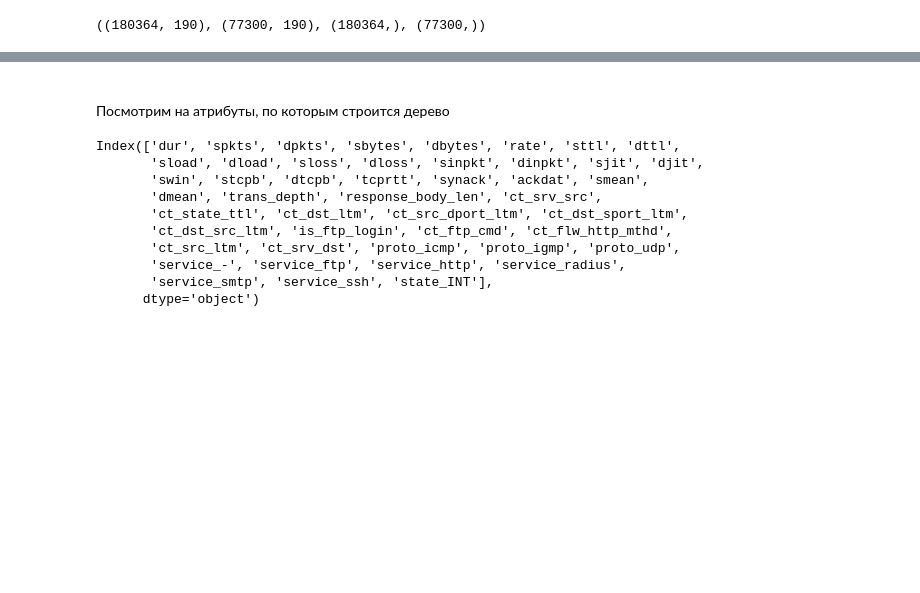
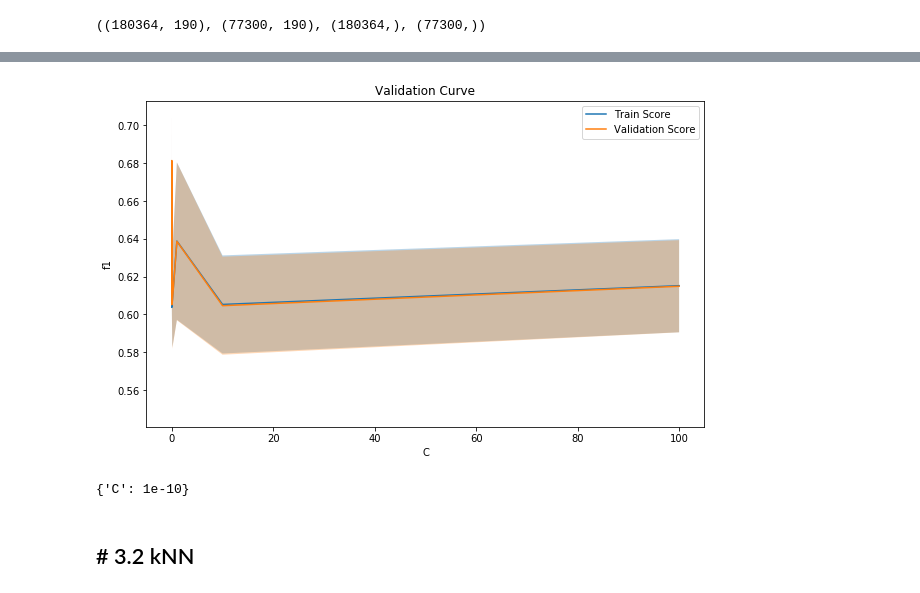
Before and after one commit to nevpo/nids, a Jupyter notebook: Network IDS Classifier.ipynb, the cells around one changed output, grey strips where cells are left out. Cells and saved outputs as stored; diff of their text form; code cells hidden in the pictures; blank space fills up the shorter version.

```diff
--- a/Network IDS Classifier.ipynb
+++ b/Network IDS Classifier.ipynb
@@ -301 +308,24 @@ df_train.shape, df_test.shape, dfy_train.shape, dfy_test.shape
+# %%
+def plot_cv_results(grid, param='param_n_neighbors', scale='linear'):
+    '''
+    This function plots gridsearch results for given grid search object. It can only plot
+    results for one parameter (default parameter is C).
+    '''
+    plt.figure(figsize=(10,6))
+    plt.plot(grid.cv_results_[param].tolist(), grid.cv_results_['mean_train_score'], label='Train Score')
+    plt.fill_between(grid.cv_results_[param].tolist(),
+                     grid.cv_results_['mean_train_score'] - grid.cv_results_['std_train_score']/2,
+                     grid.cv_results_['mean_train_score'] + grid.cv_results_['std_train_score']/2,
+                     alpha=.3)
+    plt.plot(grid.cv_results_[param].tolist(), grid.cv_results_['mean_test_score'], label='Validation Score')
+    plt.fill_between(grid.cv_results_[param].tolist(),
+                     grid.cv_results_['mean_test_score'] - grid.cv_results_['std_test_score']/2,
+                     grid.cv_results_['mean_test_score'] + grid.cv_results_['std_test_score']/2,
+                     alpha=.3)
+    plt.ylabel('f1')
+    plt.xlabel(param.strip('param_'))
+    plt.title('Validation Curve')
+    plt.legend()
+    plt.xscale(scale)
+    plt.show()
 # %% [markdown]
@@ -305,7 +332,0 @@ df_train.shape, df_test.shape, dfy_train.shape, dfy_test.shape
-# %%
-#from sklearn.ensemble import RandomForestClassifier
-from sklearn.tree import DecisionTreeClassifier
-from sklearn.metrics import classification_report
-
-forest = DecisionTreeClassifier()
-forest.fit(df_train, dfy_train)
@@ -318,0 +333,6 @@ DecisionTreeClassifier(class_weight=None, criterion='gini', max_depth=None,
+# %%
+classifier = LinearSVC()
+svc_set = LinearSVC(penalty="l2", loss="squared_hinge", dual=True, tol=1e-3)
+parameters = {'C': [1e-50, 1e-10, 1e-9, 1e-8, 1e-7, 1e-6, 1e-5, 1e-4, 1e-3, 1e-2, 1e-1, 1, 10, 100]}
+grid = GridSearchCV(svc_set, param_grid=parameters, cv=StratifiedKFold(n_splits=5), scoring='f1', verbose=50, n_jobs=-1)
+grid.fit(df_train, dfy_train)
@@ -379,16 +376,10 @@ Confusion matrix, without normalization
-# %% [markdown]
-<br>
-Посмотрим на атрибуты, по которым строится дерево
-# %%
-df_train.loc[:, forest.feature_importances_ > 0].columns
-# %% [output]
-Index(['dur', 'spkts', 'dpkts', 'sbytes', 'dbytes', 'rate', 'sttl', 'dttl',
-       'sload', 'dload', 'sloss', 'dloss', 'sinpkt', 'dinpkt', 'sjit', 'djit',
-       'swin', 'stcpb', 'dtcpb', 'tcprtt', 'synack', 'ackdat', 'smean',
-       'dmean', 'trans_depth', 'response_body_len', 'ct_srv_src',
-       'ct_state_ttl', 'ct_dst_ltm', 'ct_src_dport_ltm', 'ct_dst_sport_ltm',
-       'ct_dst_src_ltm', 'is_ftp_login', 'ct_ftp_cmd', 'ct_flw_http_mthd',
-       'ct_src_ltm', 'ct_srv_dst', 'proto_icmp', 'proto_igmp', 'proto_udp',
-       'service_-', 'service_ftp', 'service_http', 'service_radius',
-       'service_smtp', 'service_ssh', 'state_INT'],
-      dtype='object')
+# %%
+plot_cv_results(grid, param = 'param_C')
+# %% [output]
+[figure, added]
+# %%
+grid.best_params_
+# %% [output]
+{'C': 1e-10}
+# %% [markdown]
+<h2># 3.2 kNN
```
Also changed, not shown: parts of 20 cells of this notebook.
